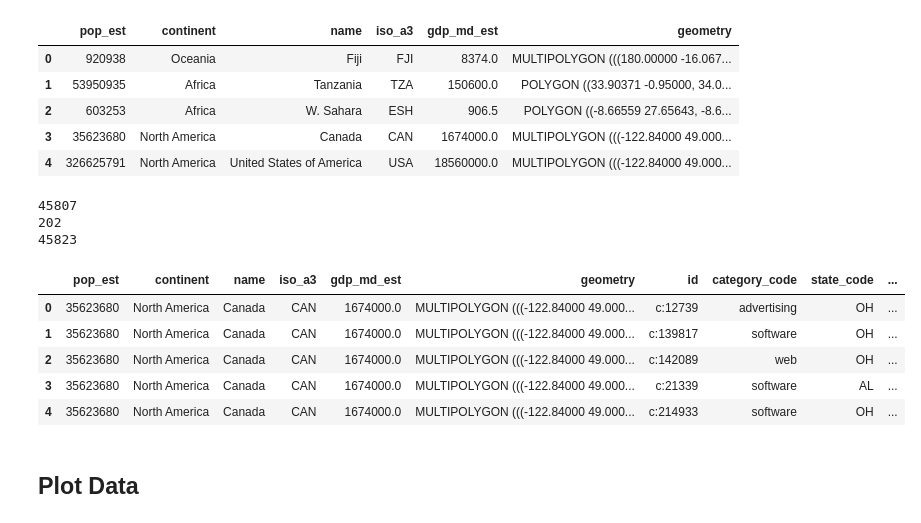
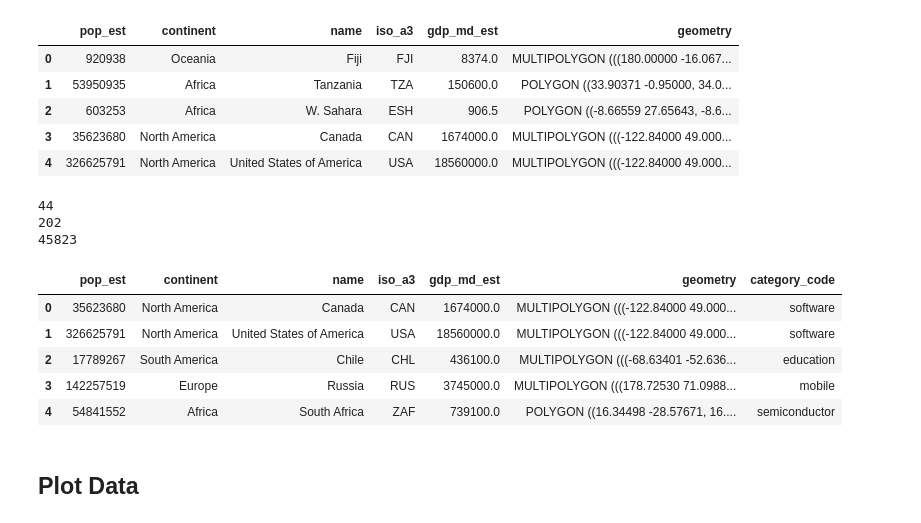
Before and after one commit to schmuecker/statistics-course, a Jupyter notebook: startup-analysis/heat_map.ipynb, the cells around one changed output. Cells and saved outputs as stored; diff of their text form; code cells hidden in the pictures.

```diff
--- a/startup-analysis/heat_map.ipynb
+++ b/startup-analysis/heat_map.ipynb
@@ -59,0 +62,14 @@ Got 45823 datapoints
+# %%
+unique_c = df_companies["country_code"].unique()
+df_unique_c = pd.DataFrame()
+df_unique_c["country_code"] = unique_c
+most_common = []
+for country in unique_c:
+    tmp_country = df_companies[df_companies["country_code"] == country]
+    most_common.append(tmp_country["category_code"].value_counts().idxmax())
+
+print(len(most_common))
+print(unique_c.shape)
+df_unique_c["category_code"] = most_common
+
+df_unique_c
@@ -80,28 +116,28 @@ countries.head()
 # %%
 # cities = cities.rename(columns={"name":"city"})
 # map_and_stats = cities.merge(df_companies, on="city")
 # print(map_and_stats.shape[0])
 # print(cities.shape[0])
 # print(df_companies.shape[0])
 # map_and_stats.head()
 
-df_companies = df_companies.rename(columns={"country_code":"iso_a3"})
-map_and_stats = countries.merge(df_companies, on="iso_a3")
+df_unique_c = df_unique_c.rename(columns={"country_code":"iso_a3"})
+map_and_stats = countries.merge(df_unique_c, on="iso_a3")
 
 print(map_and_stats.shape[0])
 print(cities.shape[0])
 print(df_companies.shape[0])
 map_and_stats.head()
 # %% [output]
-45807
+44
 202
 45823
-|  | pop_est | continent | name | iso_a3 | gdp_md_est | geometry | id | category_code | state_code | ... |
-| 0 | 35623680 | North America | Canada | CAN | 1674000.0 | MULTIPOLYGON (((-122.84000 49.000... | c:12739 | advertising | OH | ... |
-| 1 | 35623680 | North America | Canada | CAN | 1674000.0 | MULTIPOLYGON (((-122.84000 49.000... | c:139817 | software | OH | ... |
-| 2 | 35623680 | North America | Canada | CAN | 1674000.0 | MULTIPOLYGON (((-122.84000 49.000... | c:142089 | web | OH | ... |
-| 3 | 35623680 | North America | Canada | CAN | 1674000.0 | MULTIPOLYGON (((-122.84000 49.000... | c:21339 | software | AL | ... |
-| 4 | 35623680 | North America | Canada | CAN | 1674000.0 | MULTIPOLYGON (((-122.84000 49.000... | c:214933 | software | OH | ... |
+|  | pop_est | continent | name | iso_a3 | gdp_md_est | geometry | category_code |
+| 0 | 35623680 | North America | Canada | CAN | 1674000.0 | MULTIPOLYGON (((-122.84000 49.000... | software |
+| 1 | 326625791 | North America | United States of America | USA | 18560000.0 | MULTIPOLYGON (((-122.84000 49.000... | software |
+| 2 | 17789267 | South America | Chile | CHL | 436100.0 | MULTIPOLYGON (((-68.63401 -52.636... | education |
+| 3 | 142257519 | Europe | Russia | RUS | 3745000.0 | MULTIPOLYGON (((178.72530 71.0988... | mobile |
+| 4 | 54841552 | Africa | South Africa | ZAF | 739100.0 | POLYGON ((16.34498 -28.57671, 16.... | semiconductor |
 # %% [markdown]
 ## Plot Data
 # %%
```
Also changed, not shown: parts of 4 cells of this notebook.
